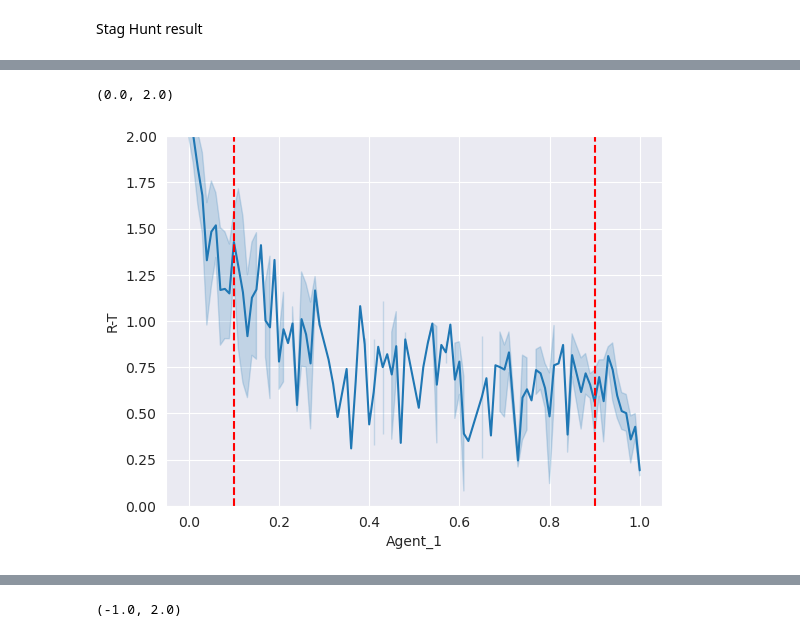
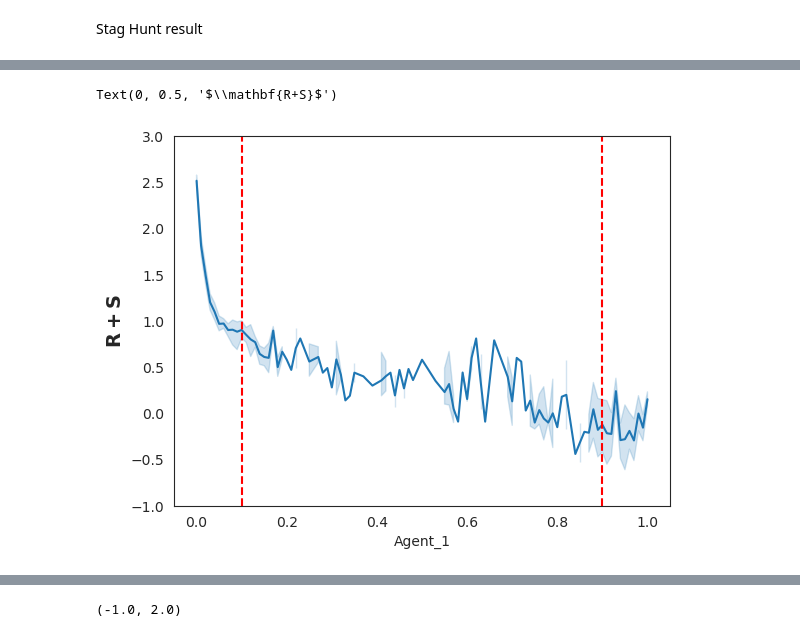
Before and after one commit to HarryZhangHH/EpisodicDRQN, a Jupyter notebook: fictitious_play_experiment.ipynb, the cells around one changed output, grey strips where cells are left out. Cells and saved outputs as stored; diff of their text form; code cells hidden in the pictures.

```diff
--- a/fictitious_play_experiment.ipynb
+++ b/fictitious_play_experiment.ipynb
@@ -220,6 +148,0 @@ df_SH = two_agent_simulate(REWARD, TEMPTATION, SUCKER, PUNISHMENT)
-# %%
-df_SH['strategy'] = -1
-df_SH.loc[df_SH.Agent_1 < 0.1, 'strategy'] = 0
-df_SH.loc[df_SH.Agent_1 > 0.9, 'strategy'] = 1
-df_SH.loc[(df_SH.Agent_1 < 0.9) & (df_SH.Agent_1 > 0.5), 'strategy'] = -0.5
-df_SH
@@ -320,0 +219,28 @@ for idx, val in tqdm(enumerate(REWARD)):
+# %%
+sns.set_style("white")
+fig = plt.figure(figsize=(14, 7))
+# df_SH['R+S/T+P'] = (df_SH['reward'] + df_SH['sucker']) / (df_SH['temptation'] + df_SH['punishment'])
+# sns.lineplot(data=df_SH, x='Agent_1', y='R+S/T+P', label='Fictitious Play')
+# # sns.scatterplot(data=df_SH, x='Agent_1', y='R+S-T-P', label='Fictitious Play', alpha=0.3)
+# df_SH_theor['R+S/T+P'] = (df_SH_theor['reward'] + df_SH_theor['sucker']) / (df_SH_theor['temptation'] + df_SH_theor['punishment'])
+# sns.lineplot(data=df_SH_theor, x='Defection', y='R+S/T+P',color='green', label='Binoimal Distribution')
+# sns.scatterplot(data=df_SH_theor, x='Defection', y='R+S/T+P', alpha=0.2, color='green')
+
+df_SH['T-R/S-P'] = (df_SH['temptation'] - df_SH['reward']) / (df_SH['sucker'] - df_SH['punishment'])
+sns.lineplot(data=df_SH, x='Agent_1', y='T-R/S-P', label='Fictitious Play')
+# sns.scatterplot(data=df_SH, x='Agent_1', y='R+S-T-P', label='Fictitious Play', alpha=0.3)
+df_SH_theor['T-R/S-P'] = (df_SH_theor['temptation'] - df_SH_theor['reward']) / (df_SH_theor['sucker'] - df_SH_theor['punishment'])
+sns.lineplot(data=df_SH_theor, x='Defection', y='T-R/S-P',color='green', label='Binoimal Distribution')
+sns.scatterplot(data=df_SH_theor, x='Defection', y='T-R/S-P', alpha=0.2, color='green')
+
+plt.vlines(0.1, -20, 50, 'r', '--', label='Divergence Threshold')
+plt.vlines(0.9, -20, 50, 'r', '--')
+plt.hlines(1, -0.1, 1.1, 'black', '-')
+plt.legend()
+plt.xlim(-0.02,1.02)
+plt.ylim(-2,29)
+# plt.ylim(-2,4)
+
+plt.xlabel('Average Final Strategy', fontsize=14)
+plt.ylabel(r'$\mathbf{T-R/S-P}$', fontsize=14)
+# fig.savefig('images/FP_SH_R+S_T+P.png', dpi=fig.dpi)
@@ -344,10 +272,11 @@ sns.scatterplot(data=df_SH, x='Agent_1', y='R+S-T-P', label='Fictitious Play', a
 # %%
 df_SH_convergent = df_SH.where((df_SH['Agent_1'] >= 0.9) | (df_SH['Agent_1'] <= 0.1)).dropna()
-df_SH['R-T'] = df_SH['reward'] - df_SH['temptation']
-sns.lineplot(data=df_SH, x='Agent_1', y='R-T')
-plt.vlines(0.1, -0, 3.5, 'r', '--')
-plt.vlines(0.9, -0, 3.5, 'r', '--')
-plt.ylim(0,2)
+df_SH['R+S'] = df_SH['reward'] + df_SH['sucker']
+sns.lineplot(data=df_SH, x='Agent_1', y='R+S')
+plt.vlines(0.1, -1, 3.5, 'r', '--')
+plt.vlines(0.9, -1, 3.5, 'r', '--')
+plt.ylim(-1,3)
+plt.ylabel(r'$\mathbf{R+S}$', fontsize=14)
 # %% [output]
-(0.0, 2.0)
+Text(0, 0.5, '$\\mathbf{R+S}$')
-[figure, old version]
+[figure, new version]
```
Also changed, not shown: parts of 33 cells of this notebook.
